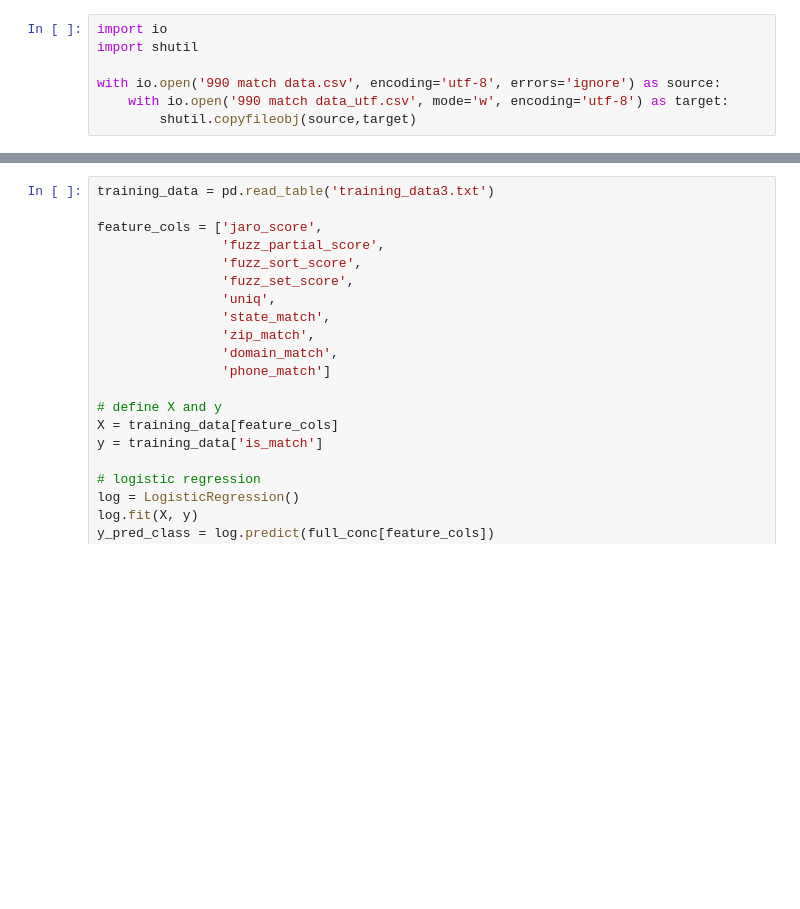
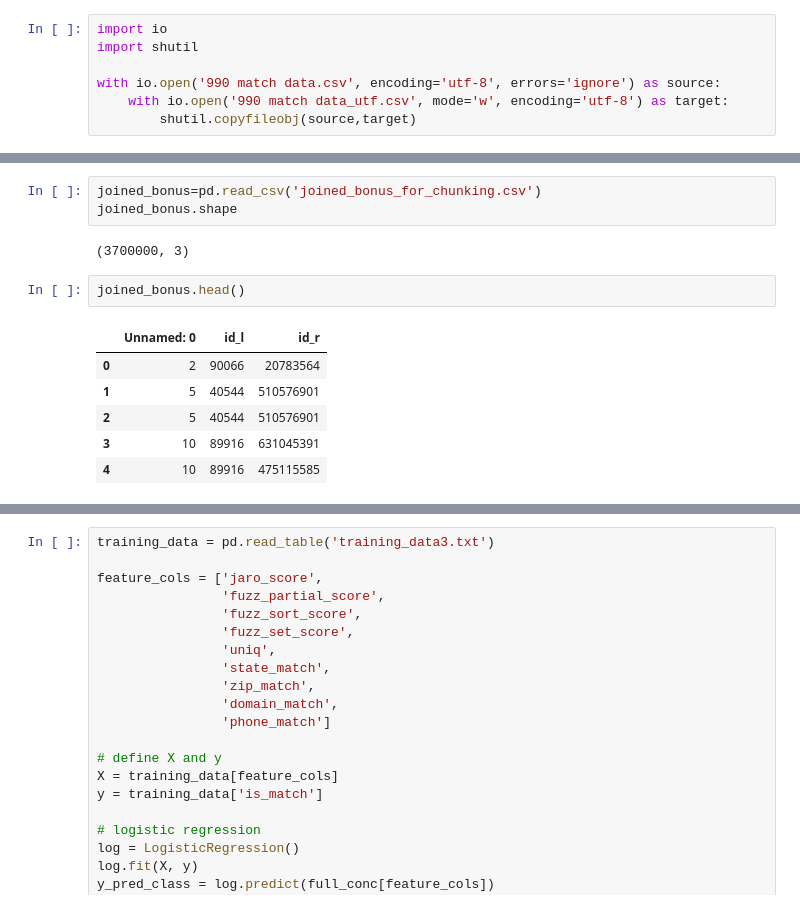
Before and after one commit to duncanjamesbell/data_matching, a Jupyter notebook: Org_Matcher_v3.0.ipynb, the cells around one changed output, grey strips where cells are left out. Drawn from its saved outputs; the diff is of its cells as text; blank space fills up the shorter version.

```diff
--- a/Org_Matcher_v3.0.ipynb
+++ b/Org_Matcher_v3.0.ipynb
@@ -655,0 +973,14 @@ joined[joined.id_l == '9676']
+# %%
+joined_bonus=pd.read_csv('joined_bonus_for_chunking.csv')
+joined_bonus.shape
+# %% [output]
+(3700000, 3)
+# %%
+joined_bonus.head()
+# %% [output]
+|  | Unnamed: 0 | id_l | id_r |
+| 0 | 2 | 90066 | 20783564 |
+| 1 | 5 | 40544 | 510576901 |
+| 2 | 5 | 40544 | 510576901 |
+| 3 | 10 | 89916 | 631045391 |
+| 4 | 10 | 89916 | 475115585 |
```
Also changed, not shown: parts of 20 cells of this notebook.
